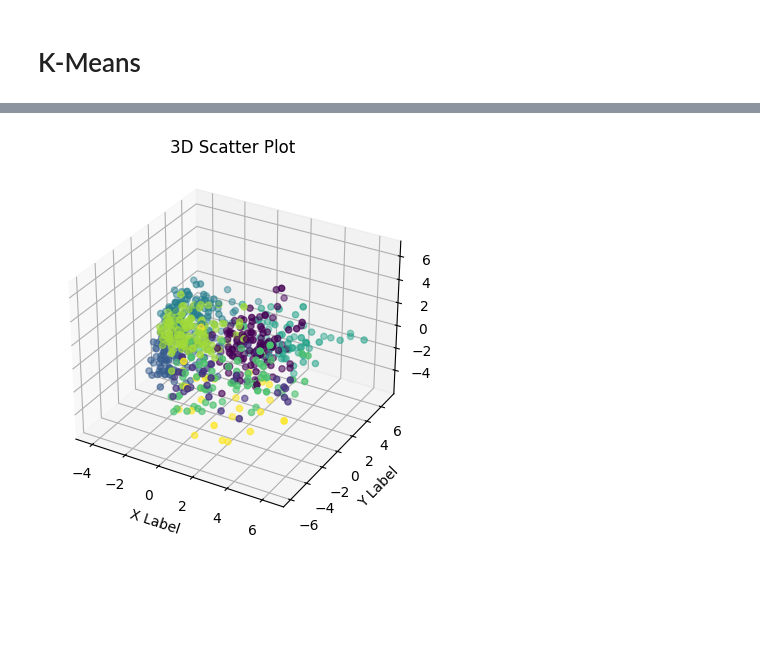
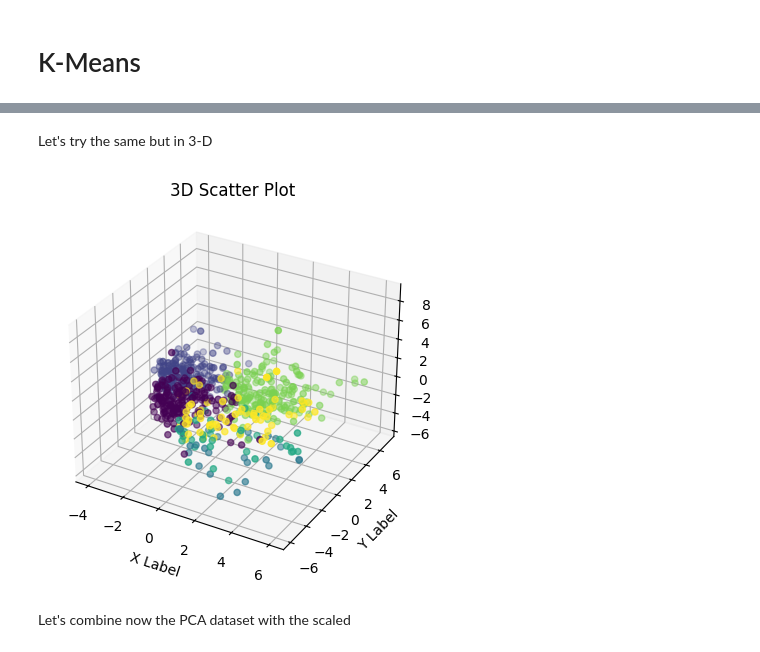
Before and after one commit to HavingFunLearning/PatientSegmentationCancer, a Jupyter notebook: notebook.ipynb, the cells around one changed output, grey strips where cells are left out. Drawn from its saved outputs; the diff is of its cells as text; code cells hidden in the pictures; blank space fills up the shorter version.

```diff
--- a/notebook.ipynb
+++ b/notebook.ipynb
@@ -93,12 +152,10 @@ Let's convert the objects types to string and then perform a label encoding!
 # %%
 ''' This iterate on each column, convert to string and then perform the label encoding!
 '''
-
 from sklearn.preprocessing import OneHotEncoder, LabelEncoder
-from sklearn.impute import SimpleImputer
 from sklearn.preprocessing import StandardScaler
 
-encoder = LabelEncoder()
-for i in df_cleaned:
-    if df_cleaned[i].dtype == 'object':
-        df_cleaned[i] = encoder.fit_transform(df_cleaned[i].astype(str))
+encoder = LabelEncoderTransformer()
+encoder.fit(df_cleaned)
+df_tra = encoder.transform(df_cleaned)
+df_tra.head()
@@ -116,7 +171,8 @@ df_cleaned.head()
 Let's normalize!
 # %%
 scaler = StandardScaler()
-standardized_df = scaler.fit_transform(df_cleaned)
+standardized_df = scaler.fit_transform(df_tra)
+standardized_df = pd.DataFrame(standardized_df,columns=df_cleaned.columns)
 # %% [markdown]
 # Principal Component Analysis
 # %% [markdown]
@@ -140,6 +196,7 @@ Let's extract the dataset we'll use for the clustering after feature reduction
 pca = PCA(n_components=0.8)
 pca.fit(standardized_df)
 reduce_df = pca.transform(standardized_df)
+reduce_df = pd.DataFrame(reduce_df,columns=[f'Component{i}'for i in range(1,21)])
 reduce_df.shape
 # %% [output]
 (675, 20)
@@ -229,4 +233,4 @@ Let's perform the classification
 # %%
-model = KMeans(n_clusters=8, random_state=42).fit(reduce_df)
+model = KMeans(n_clusters=6, random_state=42).fit(reduce_df)
 preds = model.predict(reduce_df)
 centers = model.cluster_centers_
@@ -274,22 +245,21 @@ IndexError: only integers, slices (`:`), ellipsis (`...`), numpy.newaxis (`None`
+# %% [markdown]
+Let's try the same but in 3-D
 # %%
-pca3 = PCA(n_components=3)
-reduce_df3 = pca3.fit(standardized_df)
-reduce_df3 = pca3.transform(standardized_df)
-reduce_df3 = pd.DataFrame(data = reduce_df3, columns=["PC1", "PC2", "PC3"])
-
 fig = plt.figure()
 ax = fig.add_subplot(111, projection='3d')
 
-x = reduce_df3["PC1"]
-y = reduce_df3["PC2"]
-z = reduce_df3["PC3"]
+x = reduce_df["Component1"]
+y = reduce_df["Component2"]
+z = reduce_df["Component3"]
 
 ax.scatter(x, y, z,c = preds)
 ax.set_xlabel('X Label')
 ax.set_ylabel('Y Label')
 ax.set_zlabel('Z Label')
 ax.set_title('3D Scatter Plot')
 
 plt.show()
 # %% [output]
-[figure, old version]
+[figure, new version]
+# %% [markdown]
+Let's combine now the PCA dataset with the scaled
```
Also changed, not shown: parts of 49 cells of this notebook.
